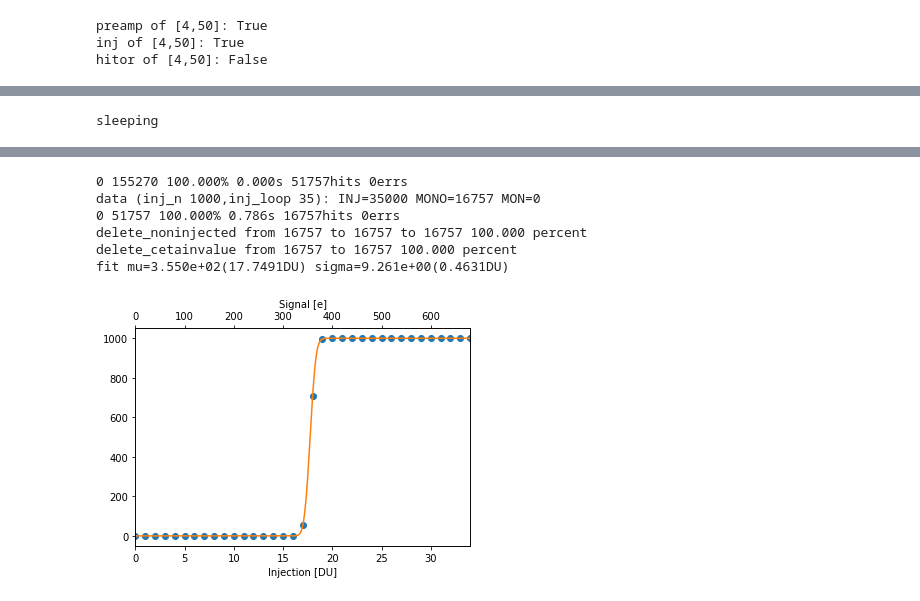
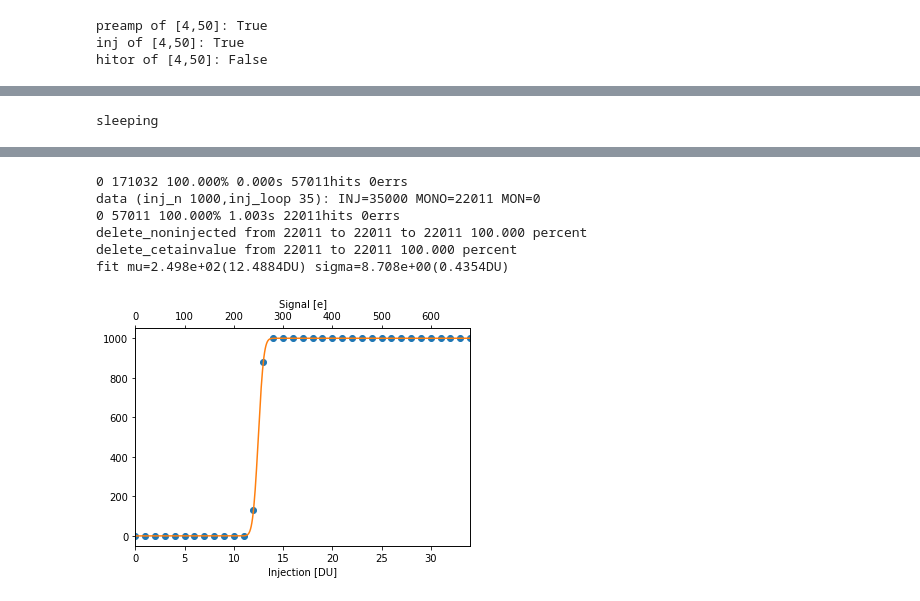
Before and after one commit to lmassach/tjmonopix-daq, a Jupyter notebook: examples/our_NgapW4R2.ipynb, the cells around one changed output, grey strips where cells are left out. Saved outputs shown, nothing was run; the diff lists cells and outputs as text; code cells hidden in the pictures.

```diff
--- a/examples/our_NgapW4R2.ipynb
+++ b/examples/our_NgapW4R2.ipynb
@@ -160,6 +161,6 @@ n of data 1001
 # %%
 ### S-curve
-chip.set_idb_dacunits(80,1) #500nA
+chip.set_idb_dacunits(20,1) #500nA
 from tjmonopix.scans.injection_scan import InjectionScan
 reload(tjmonopix.scans.injection_scan)
 chip.set_inj_all(inj_n=1000,inj_phase=0)
@@ -254,10 +255,10 @@ sleeping
-0 155270 100.000% 0.000s 51757hits 0errs
-data (inj_n 1000,inj_loop 35): INJ=35000 MONO=16757 MON=0
-0 51757 100.000% 0.786s 16757hits 0errs
-delete_noninjected from 16757 to 16757 to 16757 100.000 percent
-delete_cetainvalue from 16757 to 16757 100.000 percent
-fit mu=3.550e+02(17.7491DU) sigma=9.261e+00(0.4631DU)
+0 171032 100.000% 0.000s 57011hits 0errs
+data (inj_n 1000,inj_loop 35): INJ=35000 MONO=22011 MON=0
+0 57011 100.000% 1.003s 22011hits 0errs
+delete_noninjected from 22011 to 22011 to 22011 100.000 percent
+delete_cetainvalue from 22011 to 22011 100.000 percent
+fit mu=2.498e+02(12.4884DU) sigma=8.708e+00(0.4354DU)
-[figure, old version]
+[figure, new version]
 # %%
 ### S-curve
 chip.set_idb_dacunits(80,1) #500nA
```
Also changed, not shown: parts of 8 cells of this notebook, 2 other files.
